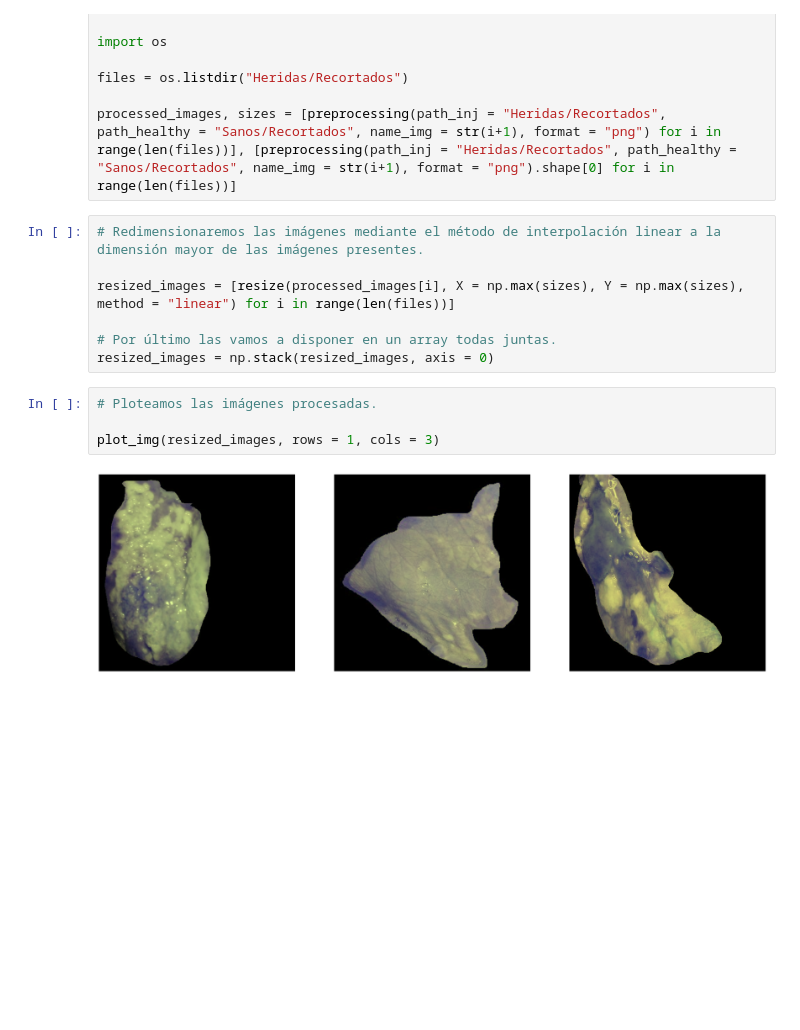
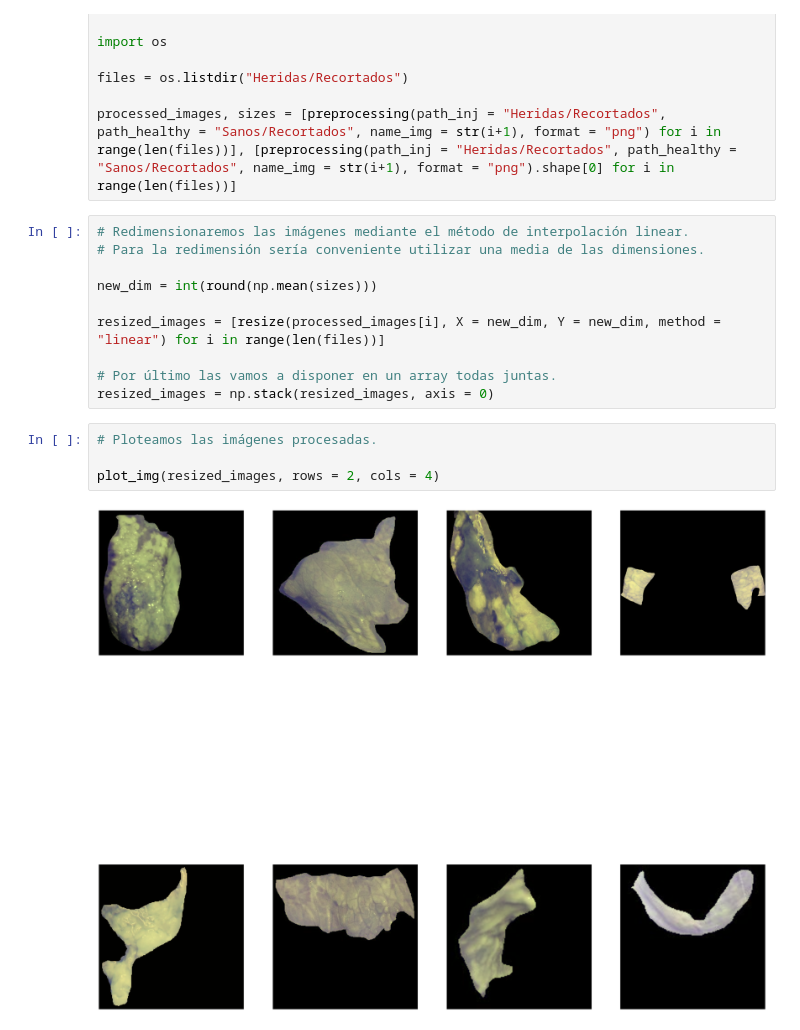
Before and after one commit to Netzuel/TFM, a Jupyter notebook: Preprocesado.ipynb, the cells around one changed output. Cells and saved outputs as stored; diff of their text form; blank space fills up the shorter version.

```diff
--- a/Preprocesado.ipynb
+++ b/Preprocesado.ipynb
@@ -163,15 +163,18 @@ files = os.listdir("Heridas/Recortados")
 
 processed_images, sizes = [preprocessing(path_inj = "Heridas/Recortados", path_healthy = "Sanos/Recortados", name_img = str(i+1), format = "png") for i in range(len(files))], [preprocessing(path_inj = "Heridas/Recortados", path_healthy = "Sanos/Recortados", name_img = str(i+1), format = "png").shape[0] for i in range(len(files))]
 # %%
-# Redimensionaremos las imágenes mediante el método de interpolación linear a la dimensión mayor de las imágenes presentes.
+# Redimensionaremos las imágenes mediante el método de interpolación linear.
+# Para la redimensión sería conveniente utilizar una media de las dimensiones.
 
-resized_images = [resize(processed_images[i], X = np.max(sizes), Y = np.max(sizes), method = "linear") for i in range(len(files))]
+new_dim = int(round(np.mean(sizes)))
+
+resized_images = [resize(processed_images[i], X = new_dim, Y = new_dim, method = "linear") for i in range(len(files))]
 
 # Por último las vamos a disponer en un array todas juntas.
 resized_images = np.stack(resized_images, axis = 0)
 # %%
 # Ploteamos las imágenes procesadas.
 
-plot_img(resized_images, rows = 1, cols = 3)
+plot_img(resized_images, rows = 2, cols = 4)
 # %% [output]
-[figure, old version]
+[figure, new version]
```
Also changed, not shown: 20 other files.
